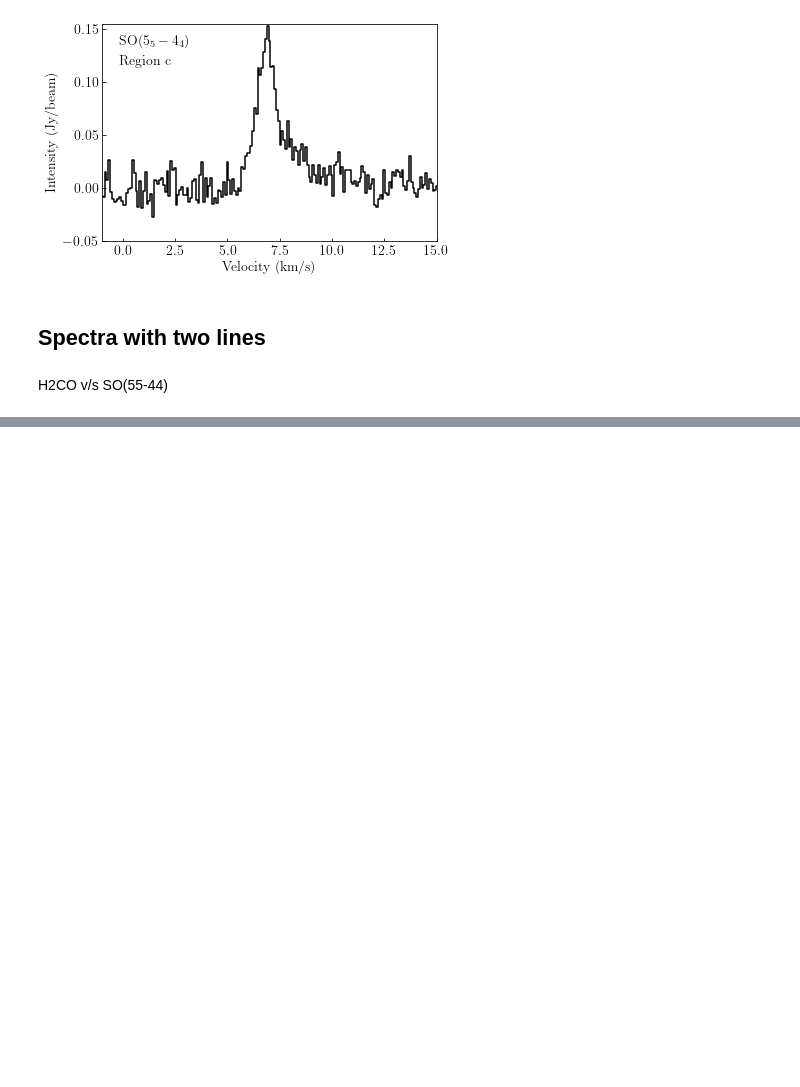
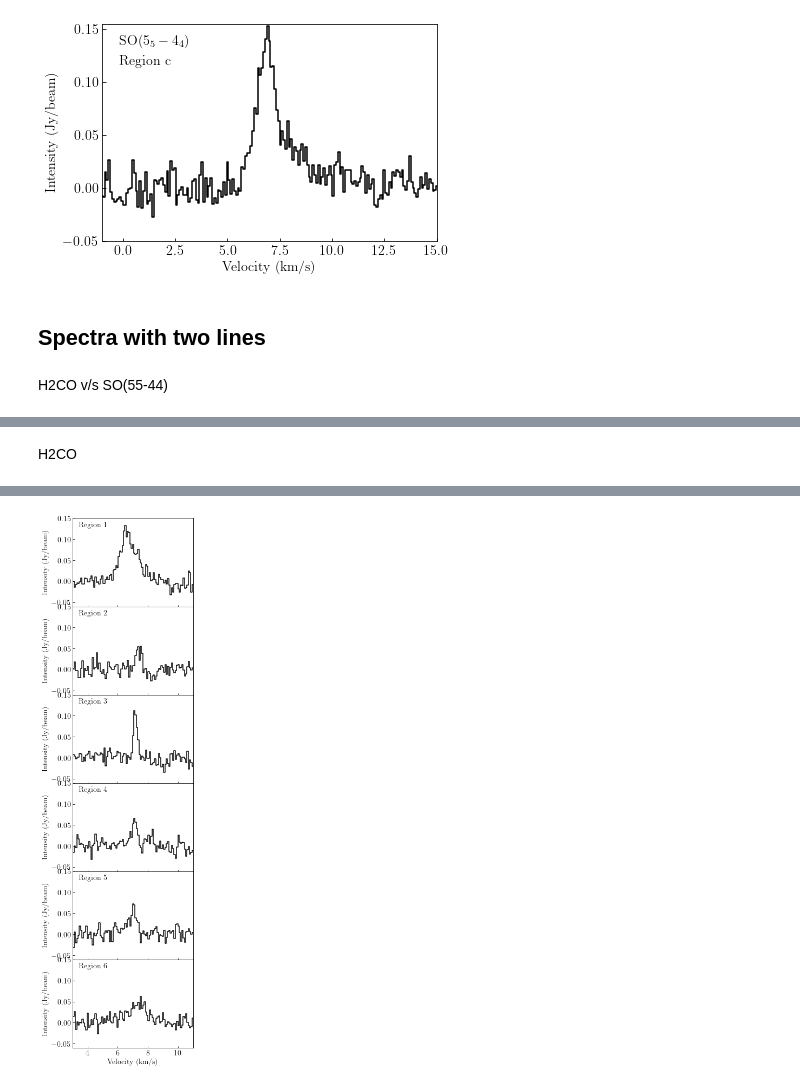
Before and after one commit to tere-valdivia/Per-emb-50_results, a Jupyter notebook: spectra_plot_from_reg.ipynb, the cells around one changed output, grey strips where cells are left out. Cells and saved outputs as stored; diff of their text form; code cells hidden in the pictures; blank space fills up the shorter version.

```diff
--- a/spectra_plot_from_reg.ipynb
+++ b/spectra_plot_from_reg.ipynb
@@ -184,0 +248,18 @@ WARNING: SliceWarning: Slice (slice(None, None, None), None) cannot be used on t
+# %% [markdown]
+H2CO
+# %%
+saveaction = 1
+kelvin = 0
+
+folder = 'H2CO/CDconfig/'
+fitsfile = H2CO_303_202
+nameplot = 'streamerregions'
+
+regfile = folder+'spectra_regs.reg'
+velstart = 3
+velend = 11
+intmin = -0.06
+intmax = 0.15 # Jy/beam
+
+fig = plotSpectrasGrid(fitsfile, regfile, xlims=[velstart, velend], ylims=[intmin, intmax], saving=saveaction, specname=nameplot)
+# %% [output]
@@ -184,0 +272 @@ WARNING: SliceWarning: Slice (slice(None, None, None), None) cannot be used on t
+[figure, added]
```
Also changed, not shown: parts of 5 cells of this notebook, 3 other files.
